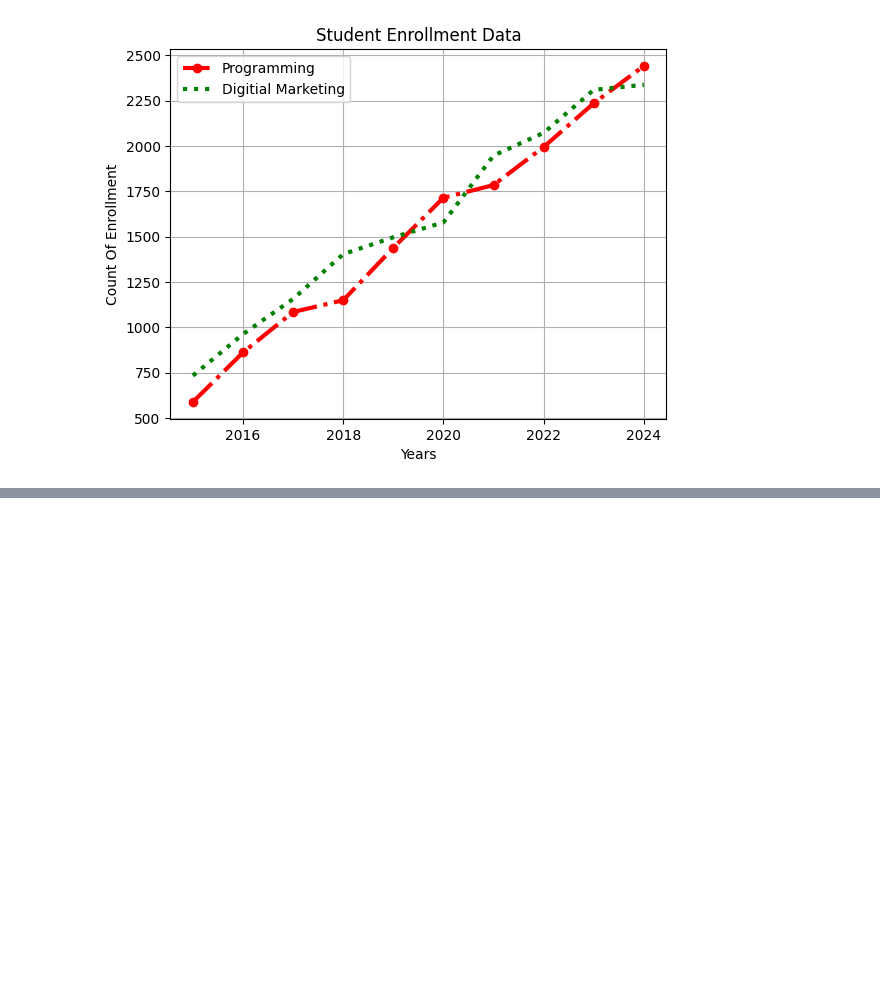
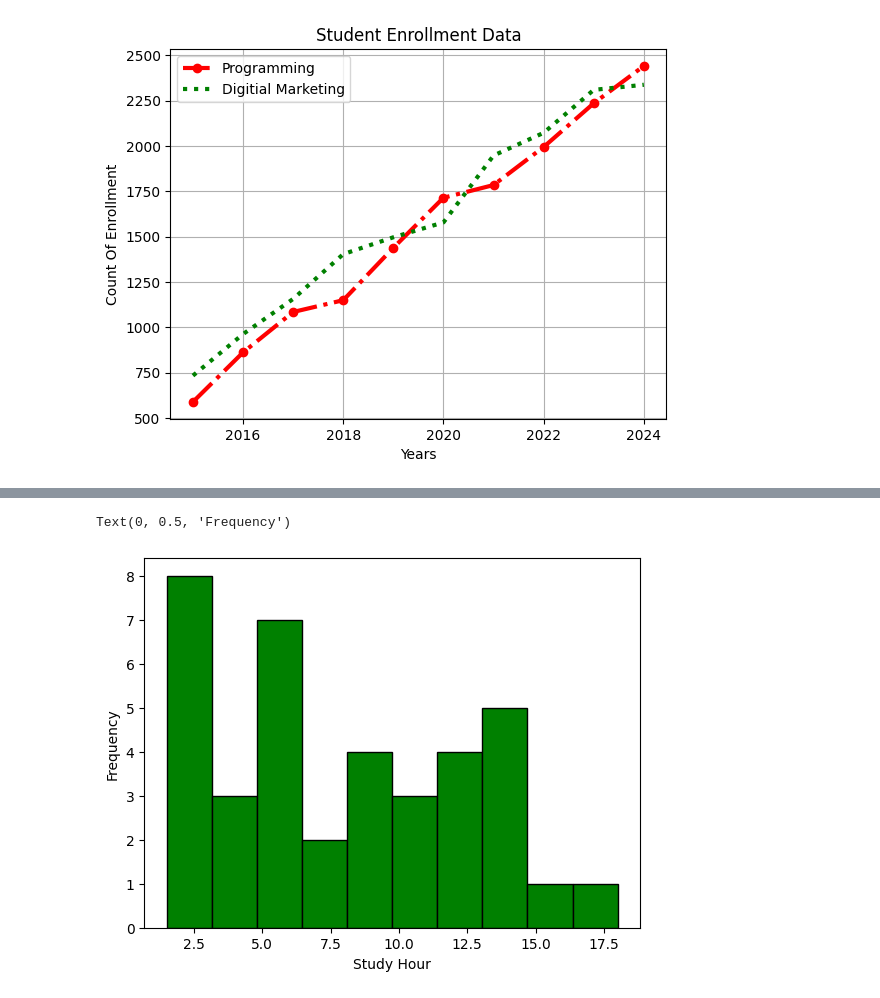
Before and after one commit to MRS028/AI-ML-Learning, a Jupyter notebook: module15.ipynb, the cells around one changed output, grey strips where cells are left out. Drawn from its saved outputs; the diff is of its cells as text; code cells hidden in the pictures; blank space fills up the shorter version.

```diff
--- a/module15.ipynb
+++ b/module15.ipynb
@@ -83,0 +94,9 @@ plt.grid()
+# %%
+#histogram
+plt.hist(std['Study_Hour'], color='green', edgecolor='black',bins=10)
+
+plt.xlabel("Study Hour")
+plt.ylabel("Frequency")
+# %% [output]
+Text(0, 0.5, 'Frequency')
+[figure, added]
```
Also changed, not shown: parts of 1 cell of this notebook.
